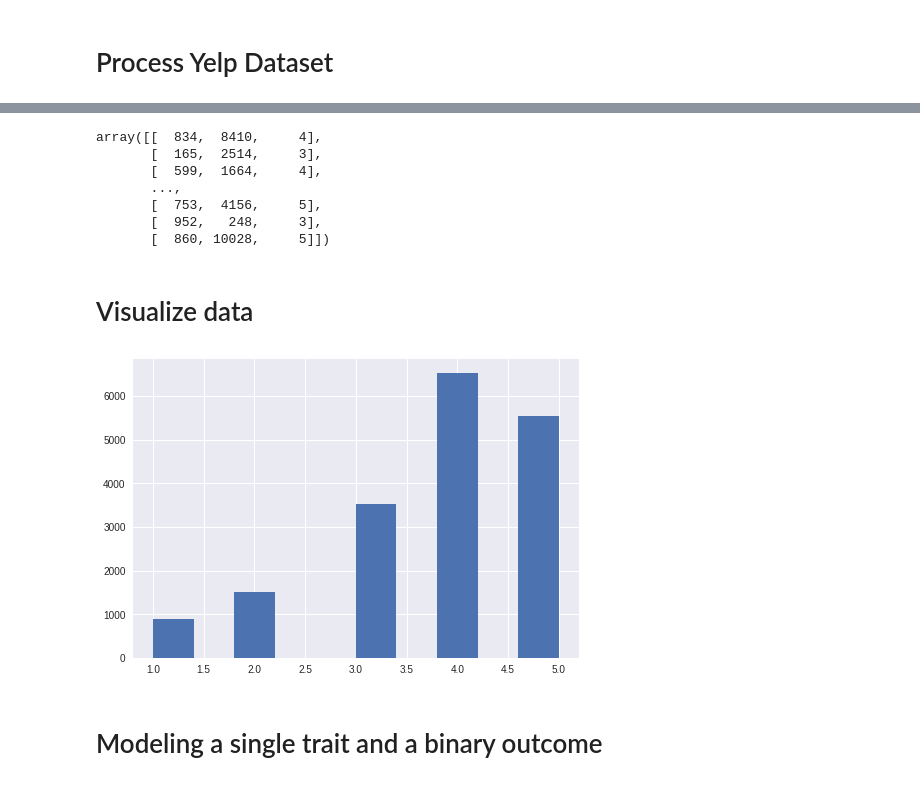
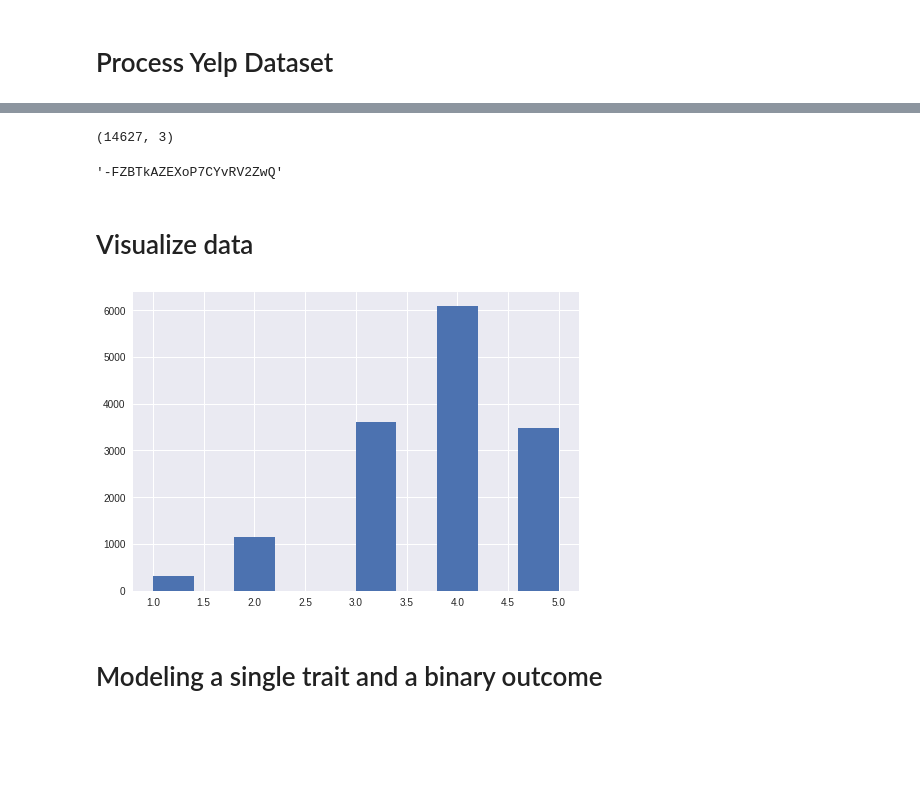
Before and after one commit to ioanab95/Colaborative-Filtering, a Jupyter notebook: collaborative_filtering.ipynb, the cells around one changed output, grey strips where cells are left out. Drawn from its saved outputs; the diff is of its cells as text; code cells hidden in the pictures; blank space fills up the shorter version.

```diff
--- a/collaborative_filtering.ipynb
+++ b/collaborative_filtering.ipynb
@@ -51,25 +51,23 @@ for review in reviews:
 reviews = reviews.astype(int)
 # %%
-reviews
+reviews.shape
 # %% [output]
-array([[  834,  8410,     4],
-       [  165,  2514,     3],
-       [  599,  1664,     4],
-       ...,
-       [  753,  4156,     5],
-       [  952,   248,     3],
-       [  860, 10028,     5]])
+(14627, 3)
+# %%
+users_df.get_value(3, 'id')
+# %% [output]
+'-FZBTkAZEXoP7CYvRV2ZwQ'
 # %% [markdown]
 # Visualize data
 # %%
 from scipy import stats, integrate
 import matplotlib.pyplot as plt
 import seaborn as sns
 
-plt.hist(reviews['stars'].values)
+plt.hist(reviews_df['stars'].values)
 plt.show()
 # %% [output]
-[figure, old version]
+[figure, new version]
 # %% [markdown]
 # Modeling a single trait and a binary outcome
 # %% [markdown]
```
Also changed, not shown: parts of 13 cells of this notebook, 2 other files.
